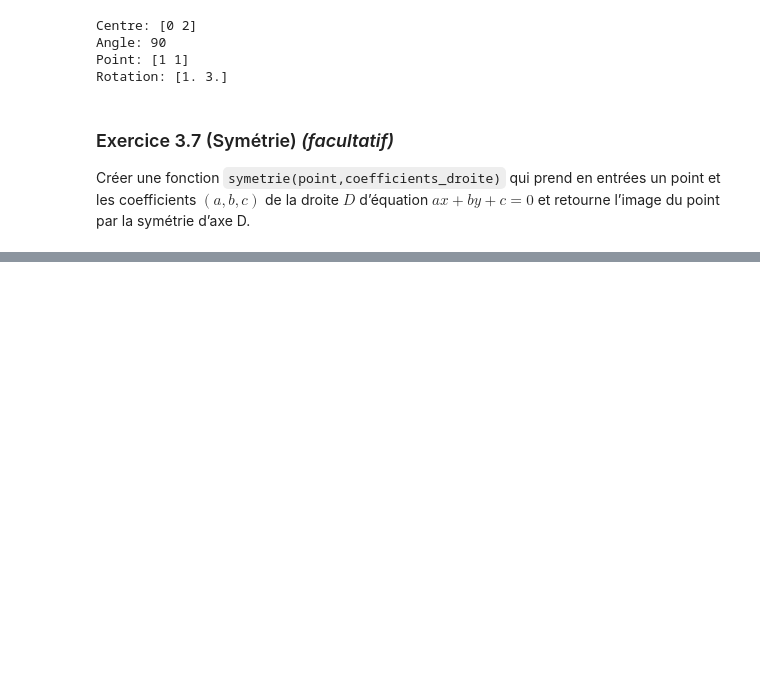
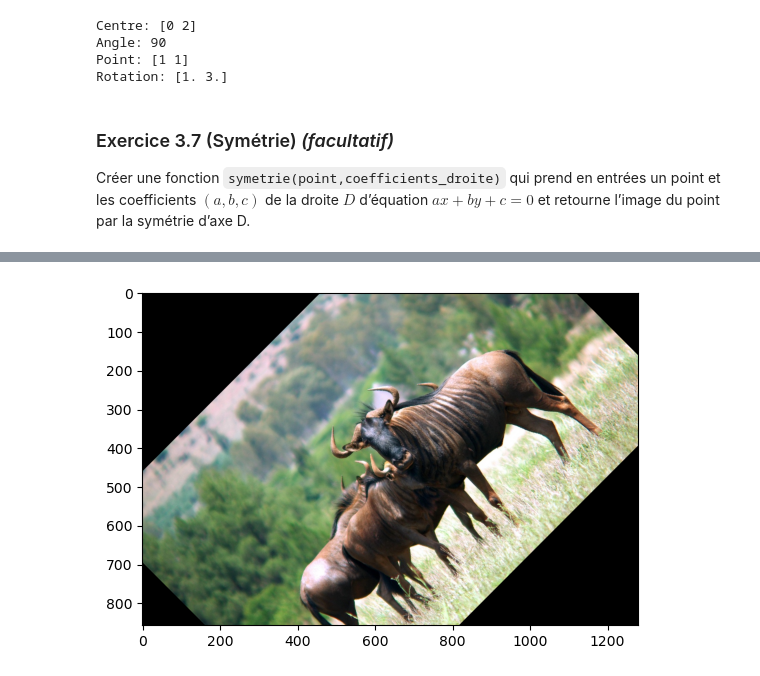
Before and after one commit to sillyash/BUT, a Jupyter notebook: S5-APP/R5A12_Visualisation_3D/TP1/notebook.ipynb, the cells around one changed output, grey strips where cells are left out. Saved outputs shown, nothing was run; the diff lists cells and outputs as text; code cells hidden in the pictures; blank space fills up the shorter version.

```diff
--- a/S5-APP/R5A12_Visualisation_3D/TP1/notebook.ipynb
+++ b/S5-APP/R5A12_Visualisation_3D/TP1/notebook.ipynb
@@ -282,0 +374,26 @@ $$ (x', y') = T^{-1}(x, y) $$
+# %%
+def rotation_image(image: np.array, angle: float, centre: tuple) -> np.array:
+  # Dimensions de l'image
+  n, m = image.shape[0:2]
+
+  # Nouvelle image noire
+  nouvelle_image = np.zeros((n, m, 3), dtype=image.dtype)
+
+  # Parcours des pixels
+  for x in range(n):
+    for y in range(m):
+      # Calcul de la position
+      original_pos = rotation(np.array(centre), -angle, np.array([x, y]))
+      orig_x, orig_y = int(original_pos[0]), int(original_pos[1])
+
+      # Verif limites
+      if 0 <= orig_x < n and 0 <= orig_y < m:
+        nouvelle_image[x, y] = image[orig_x, orig_y]
+
+  return nouvelle_image
+# %%
+img = rotation_image(gnu, 45, center)
+plt.imshow(img)
+plt.show()
+# %% [output]
+[figure, added]
```
Also changed, not shown: parts of 21 cells of this notebook.
